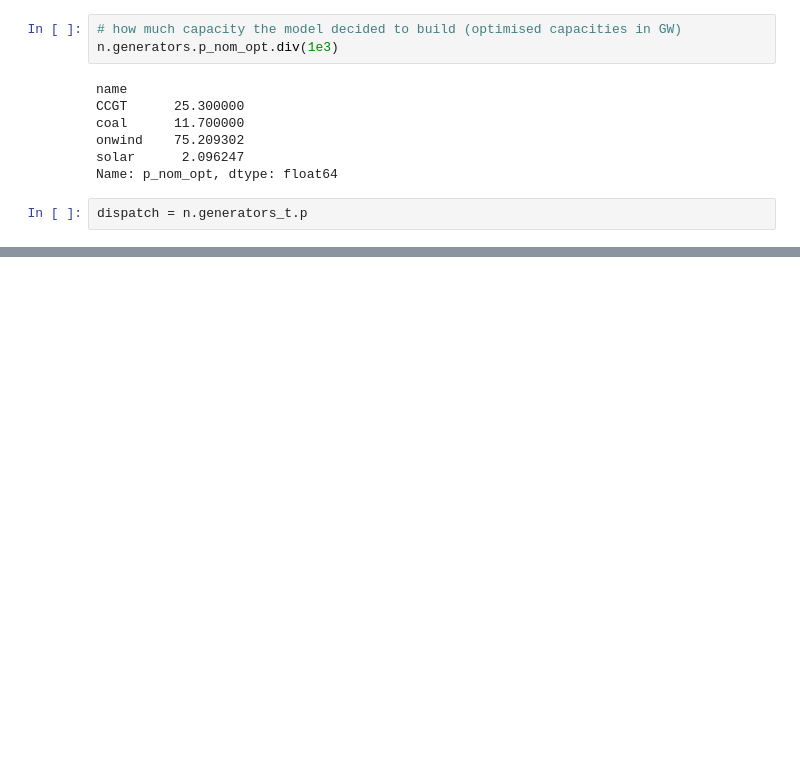
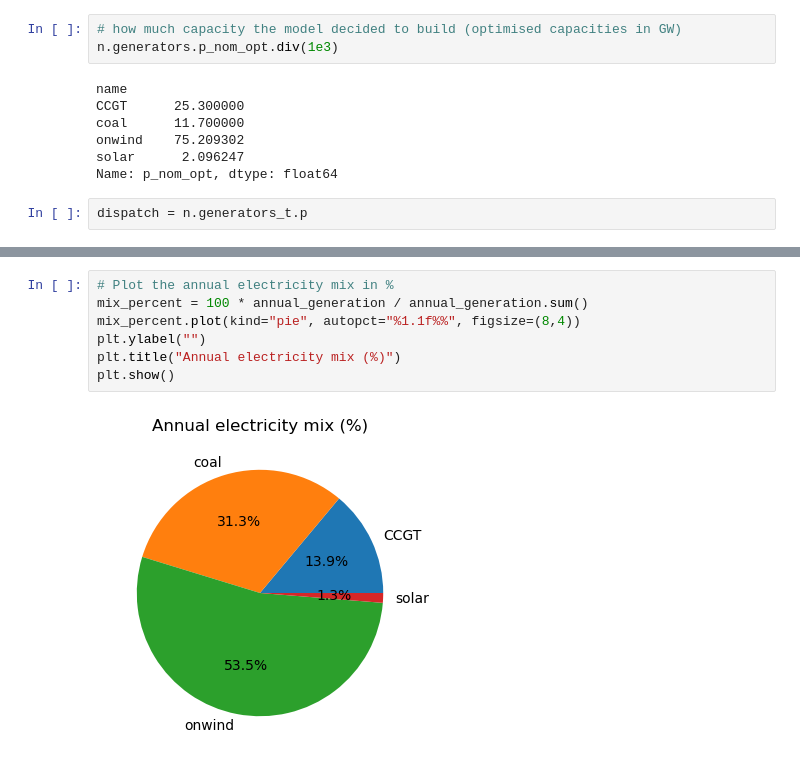
Before and after one commit to martaibaiao/integrated-energy-grids_project, a Jupyter notebook: project_part1.ipynb, the cells around one changed output, grey strips where cells are left out. Drawn from its saved outputs; the diff is of its cells as text; blank space fills up the shorter version.

```diff
--- a/project_part1.ipynb
+++ b/project_part1.ipynb
@@ -311,0 +319,9 @@ plt.show()
+# %%
+# Plot the annual electricity mix in %
+mix_percent = 100 * annual_generation / annual_generation.sum()
+mix_percent.plot(kind="pie", autopct="%1.1f%%", figsize=(8,4))
+plt.ylabel("")
+plt.title("Annual electricity mix (%)")
+plt.show()
+# %% [output]
+[figure, added]
```
Also changed, not shown: parts of 11 cells of this notebook.
